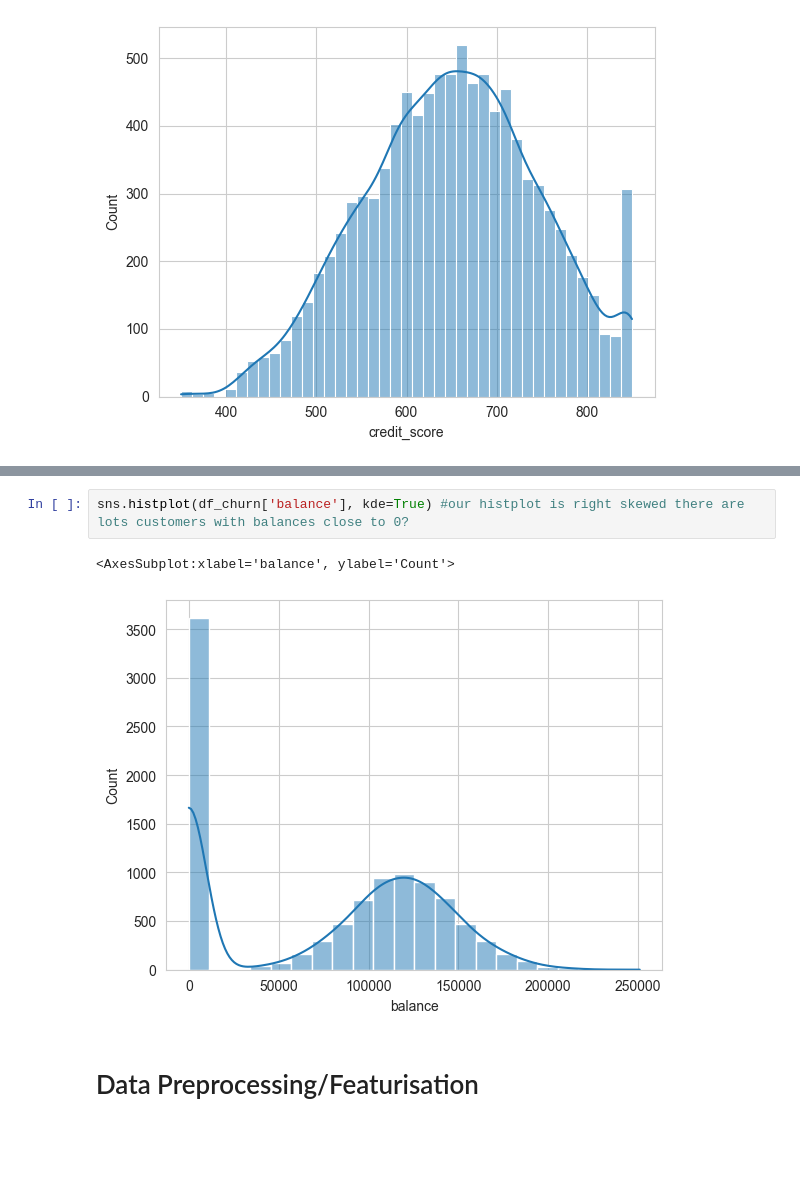
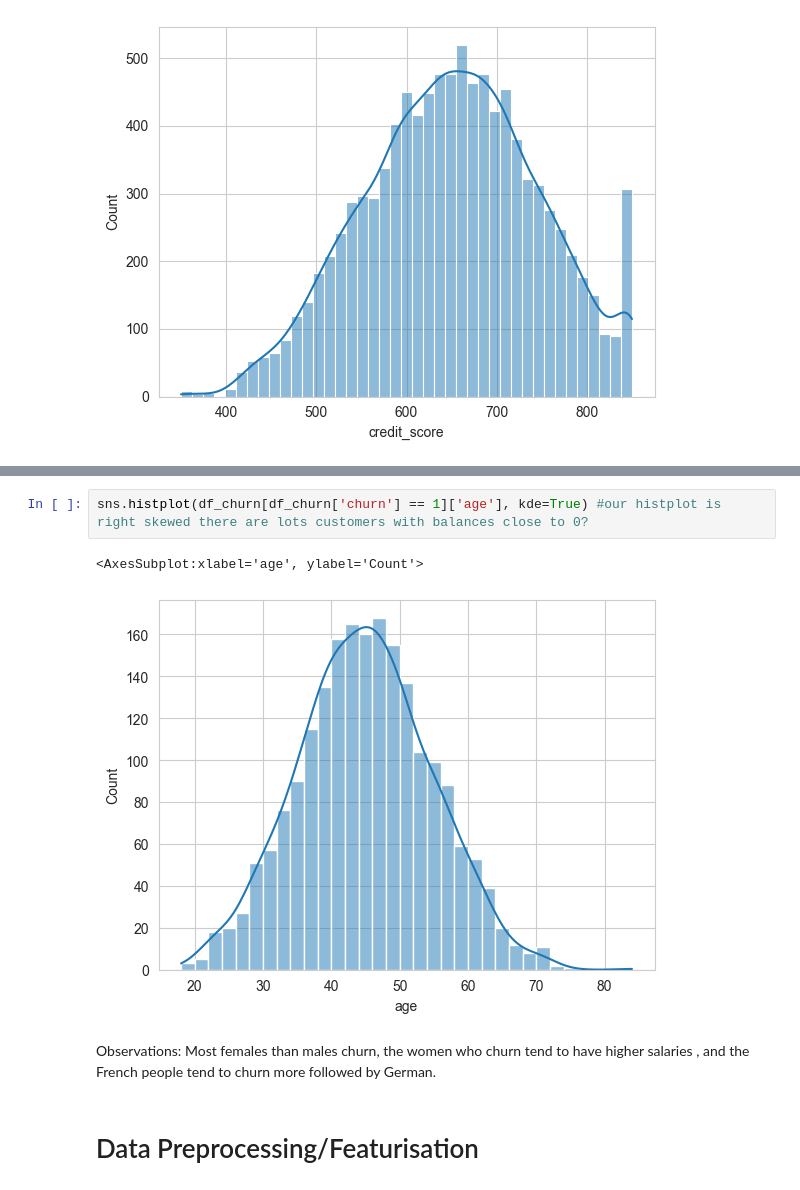
Before and after one commit to DimGiannouli/ds_customer_churn, a Jupyter notebook: customer_churn.ipynb, the cells around one changed output, grey strips where cells are left out. Cells and saved outputs as stored; diff of their text form; blank space fills up the shorter version.

```diff
--- a/customer_churn.ipynb
+++ b/customer_churn.ipynb
@@ -222,8 +263,10 @@ plt.show()
 # %%
-sns.histplot(df_churn['balance'], kde=True) #our histplot is right skewed there are lots customers with balances close to 0?
+sns.histplot(df_churn[df_churn['churn'] == 1]['age'], kde=True) #our histplot is right skewed there are lots customers with balances close to 0?
 # %% [output]
-<AxesSubplot:xlabel='balance', ylabel='Count'>
+<AxesSubplot:xlabel='age', ylabel='Count'>
-[figure, old version]
+[figure, new version]
+# %% [markdown]
+Observations: Most females than males churn, the women who churn tend to have higher salaries , and the French people tend to churn more followed by German.
 # %% [markdown]
 # Data Preprocessing/Featurisation
 # %% [markdown]
```
Also changed, not shown: parts of 45 cells of this notebook, 2 other files.
